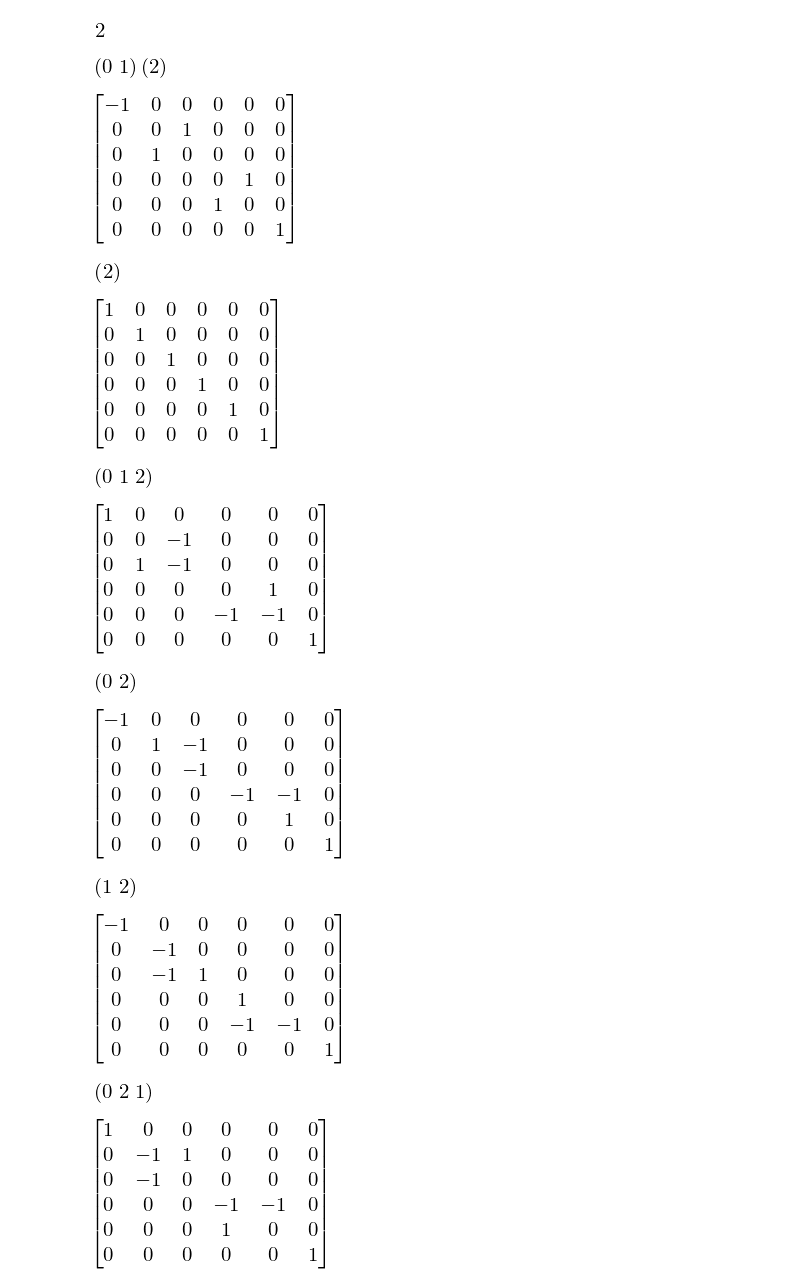
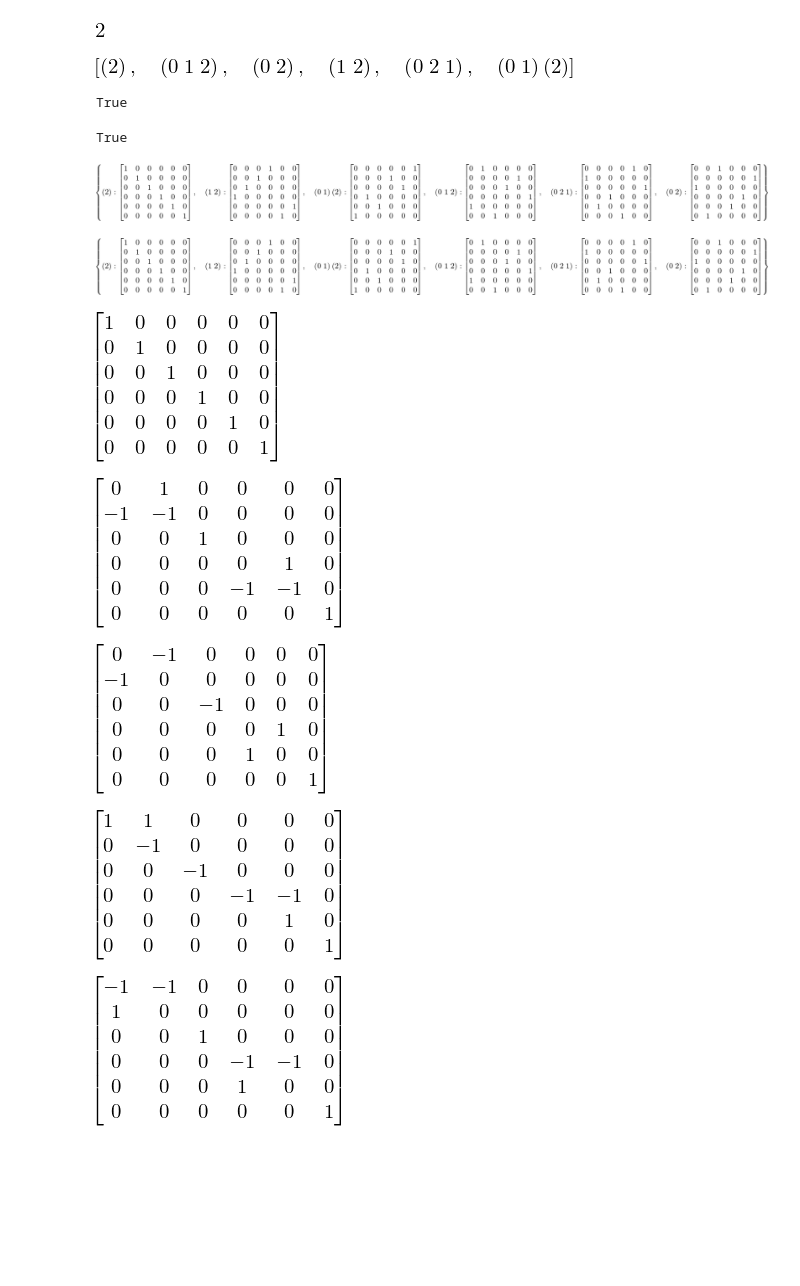
Before and after one commit to leunamCampero/Tesis, a Jupyter notebook: Python/triangular.ipynb, the cells around one changed output. Saved outputs shown, nothing was run; the diff lists cells and outputs as text; code cells hidden in the pictures; blank space fills up the shorter version.

```diff
--- a/Python/triangular.ipynb
+++ b/Python/triangular.ipynb
@@ -957,26 +979,28 @@ def reducir(D,G):
         #            D1[g]=eye(v[a].shape[0])
         #    U=(U*blockI(reducir(D1,n,i+a,G))).simplify()
         #return U
-# %%
-G=SymmetricGroup(3)
-D=regular_representation(G)
-H=DihedralGroup(4)
-K=rho(H)
-#n=D[G[0]].shape[0]
-#i=0
-M=reducir(D,G)
-for g in list(G.elements):
-    display(g, M.inv()*D[g]*M)
-# %% [output]
-[figure, removed]
-[figure, removed]
-[figure, removed]
-[figure, removed]
-[figure, removed]
-[figure, removed]
-[figure, removed]
-[figure, removed]
-[figure, removed]
-[figure, removed]
-[figure, removed]
-[figure, removed]
+# %%
+G=SymmetricGroup(3)
+D=regular_representation(G)
+D1=unit(G,D)
+L=list(G.elements)
+display(L)
+display(es_representacion(D,G))
+display(es_representacion(D,G))
+#D1=unit(G,D)
+display(D)
+display(D1)
+P=reducir(D,G)
+for g in D:
+    display(P.inv()*D[g]*P)
+# %% [output]
+[figure, added]
+True
+True
+[figure, added]
+[figure, added]
+[figure, added]
+[figure, added]
+[figure, added]
+[figure, added]
+[figure, added]
```
Also changed, not shown: parts of 2 cells of this notebook, 2 other files.
